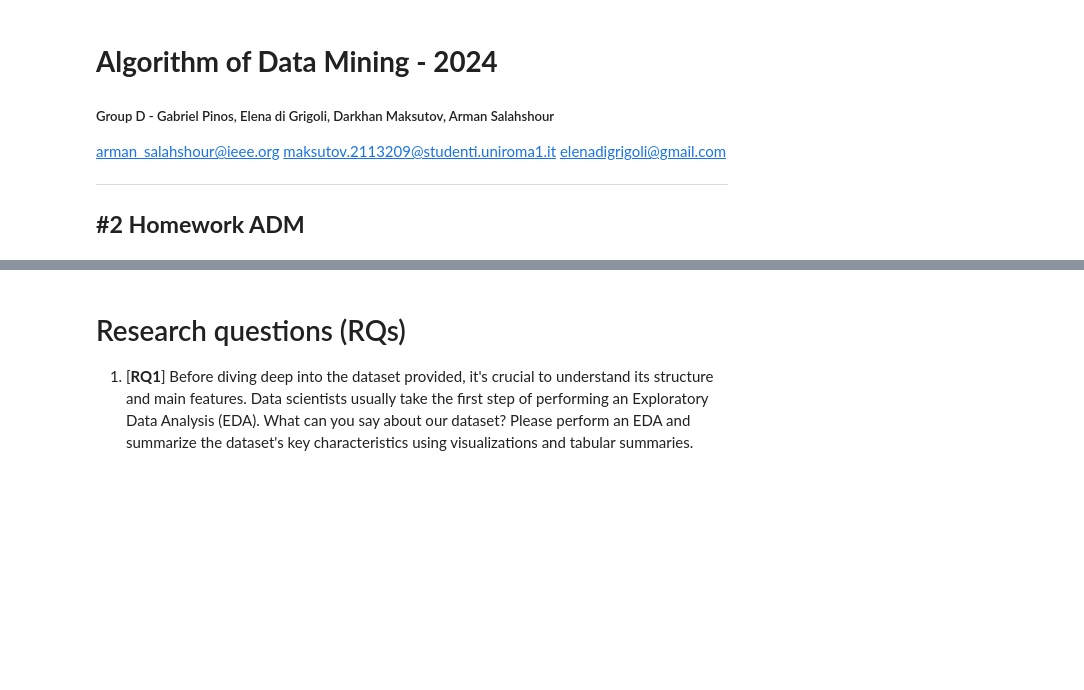
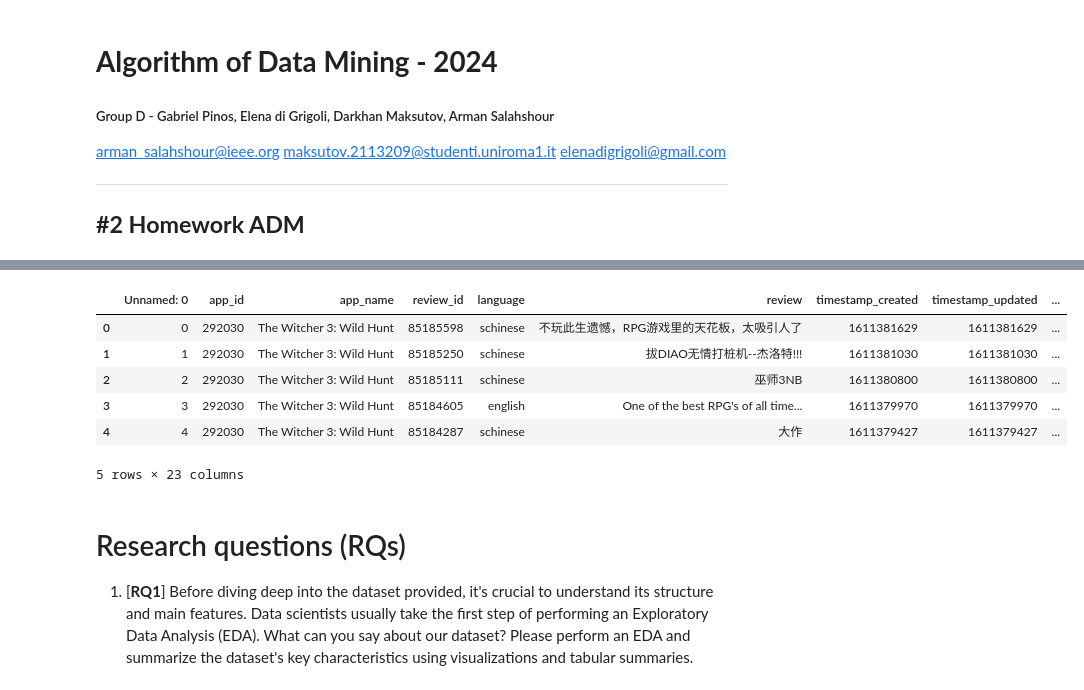
Before and after one commit to GabrielPinos/HW2-ADM, a Jupyter notebook: HW2_ADM.ipynb, the cells around one changed output, grey strips where cells are left out. Cells and saved outputs as stored; diff of their text form; code cells hidden in the pictures; blank space fills up the shorter version.

```diff
--- a/HW2_ADM.ipynb
+++ b/HW2_ADM.ipynb
@@ -39,10 +42,18 @@ from scipy import stats
 from pywaffle import Waffle
 # %%
 # Load the CSV file
-df = pd.read_csv('steam_reviews.csv').drop('Unnamed: 0', axis=1)
+df = pd.read_csv("steam_reviews.csv")
 
 # View the first few rows of the dataset
 df.head()
+# %% [output]
+|  | Unnamed: 0 | app_id | app_name | review_id | language | review | timestamp_created | timestamp_updated | ... |
+| 0 | 0 | 292030 | The Witcher 3: Wild Hunt | 85185598 | schinese | 不玩此生遗憾，RPG游戏里的天花板，太吸引人了 | 1611381629 | 1611381629 | ... |
+| 1 | 1 | 292030 | The Witcher 3: Wild Hunt | 85185250 | schinese | 拔DIAO无情打桩机--杰洛特!!! | 1611381030 | 1611381030 | ... |
+| 2 | 2 | 292030 | The Witcher 3: Wild Hunt | 85185111 | schinese | 巫师3NB | 1611380800 | 1611380800 | ... |
+| 3 | 3 | 292030 | The Witcher 3: Wild Hunt | 85184605 | english | One of the best RPG's of all time... | 1611379970 | 1611379970 | ... |
+| 4 | 4 | 292030 | The Witcher 3: Wild Hunt | 85184287 | schinese | 大作 | 1611379427 | 1611379427 | ... |
+5 rows × 23 columns
 # %% [markdown]
 # Research questions (RQs)
 
```
Also changed, not shown: parts of 40 cells of this notebook.
